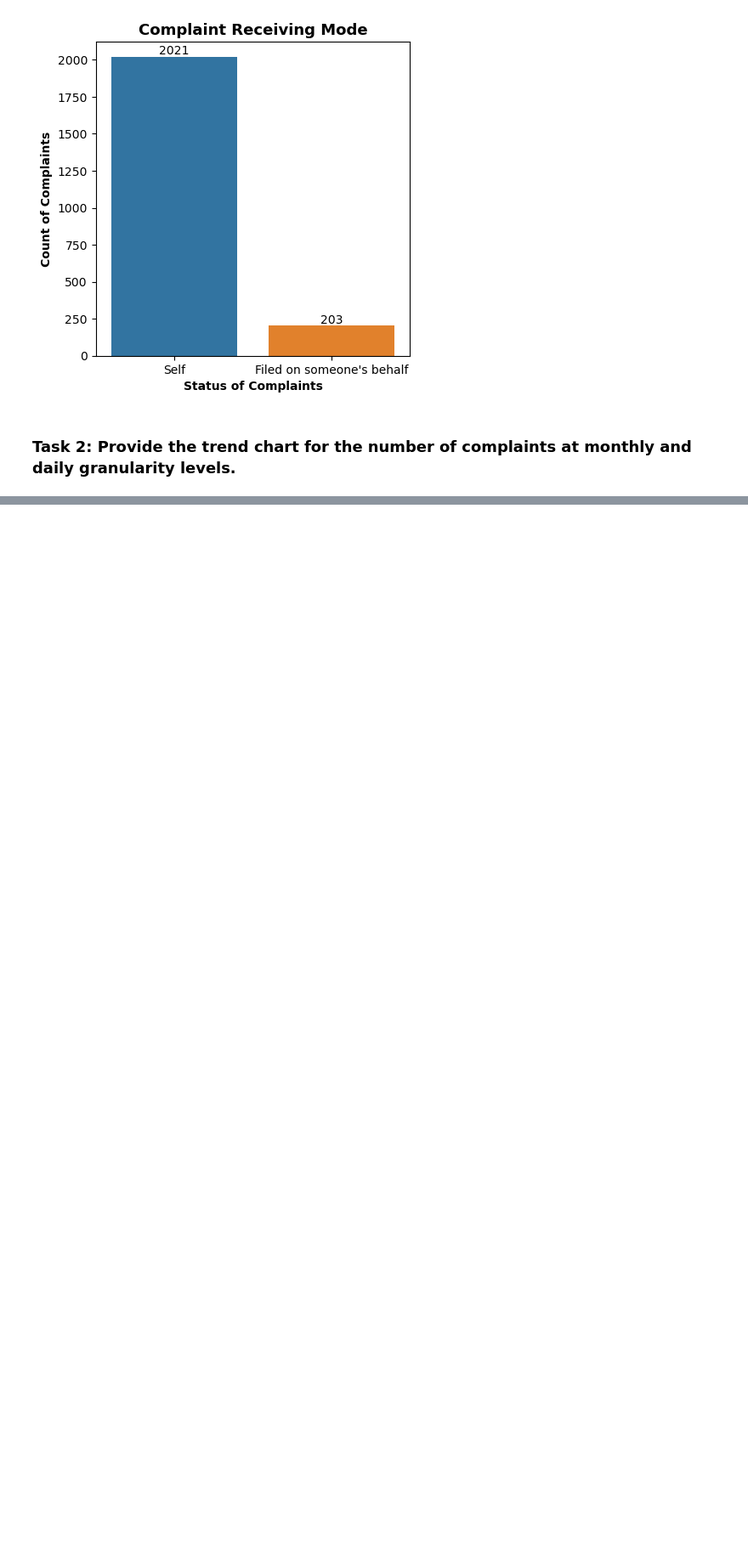
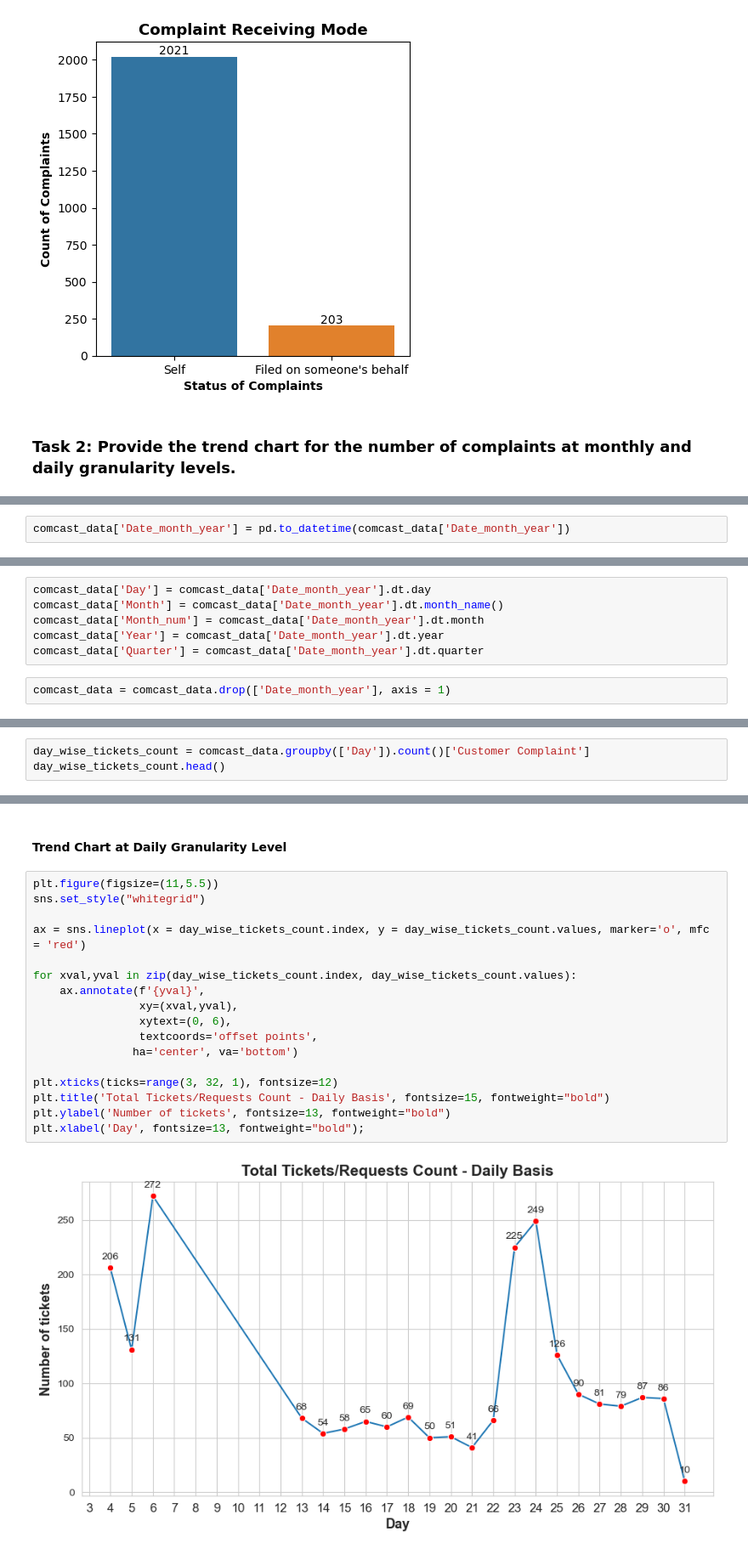
Before and after one commit to lavkushsingh31/Data_Science_Machine_Learning_Projects, a Jupyter notebook: Course Project - Comcast Telecom Consumer Complaints/Comcast Telecom Consumer Complaints.ipynb, the cells around one changed output, grey strips where cells are left out. Shown at 85% size. Drawn from its saved outputs; the diff is of its cells as text; blank space fills up the shorter version.

```diff
--- a/Course Project - Comcast Telecom Consumer Complaints/Comcast Telecom Consumer Complaints.ipynb
+++ b/Course Project - Comcast Telecom Consumer Complaints/Comcast Telecom Consumer Complaints.ipynb
@@ -144,0 +163,2 @@ plt.ylabel('Count of Complaints', fontweight="bold");
+# %%
+comcast_data['Date_month_year'] = pd.to_datetime(comcast_data['Date_month_year'])
@@ -144,0 +172,8 @@ plt.ylabel('Count of Complaints', fontweight="bold");
+# %%
+comcast_data['Day'] = comcast_data['Date_month_year'].dt.day
+comcast_data['Month'] = comcast_data['Date_month_year'].dt.month_name()
+comcast_data['Month_num'] = comcast_data['Date_month_year'].dt.month
+comcast_data['Year'] = comcast_data['Date_month_year'].dt.year
+comcast_data['Quarter'] = comcast_data['Date_month_year'].dt.quarter
+# %%
+comcast_data = comcast_data.drop(['Date_month_year'], axis = 1)
@@ -144,0 +187,3 @@ plt.ylabel('Count of Complaints', fontweight="bold");
+# %%
+day_wise_tickets_count = comcast_data.groupby(['Day']).count()['Customer Complaint']
+day_wise_tickets_count.head()
@@ -144,0 +198,21 @@ plt.ylabel('Count of Complaints', fontweight="bold");
+# %% [markdown]
+#### Trend Chart at Daily Granularity Level
+# %%
+plt.figure(figsize=(11,5.5))
+sns.set_style("whitegrid")
+
+ax = sns.lineplot(x = day_wise_tickets_count.index, y = day_wise_tickets_count.values, marker='o', mfc = 'red')
+
+for xval,yval in zip(day_wise_tickets_count.index, day_wise_tickets_count.values):
+    ax.annotate(f'{yval}',
+                xy=(xval,yval),
+                xytext=(0, 6),
+                textcoords='offset points',
+               ha='center', va='bottom')
+
+plt.xticks(ticks=range(3, 32, 1), fontsize=12)
+plt.title('Total Tickets/Requests Count - Daily Basis', fontsize=15, fontweight="bold")
+plt.ylabel('Number of tickets', fontsize=13, fontweight="bold")
+plt.xlabel('Day', fontsize=13, fontweight="bold");
+# %% [output]
+[figure, added]
```
Also changed, not shown: parts of 26 cells of this notebook.
